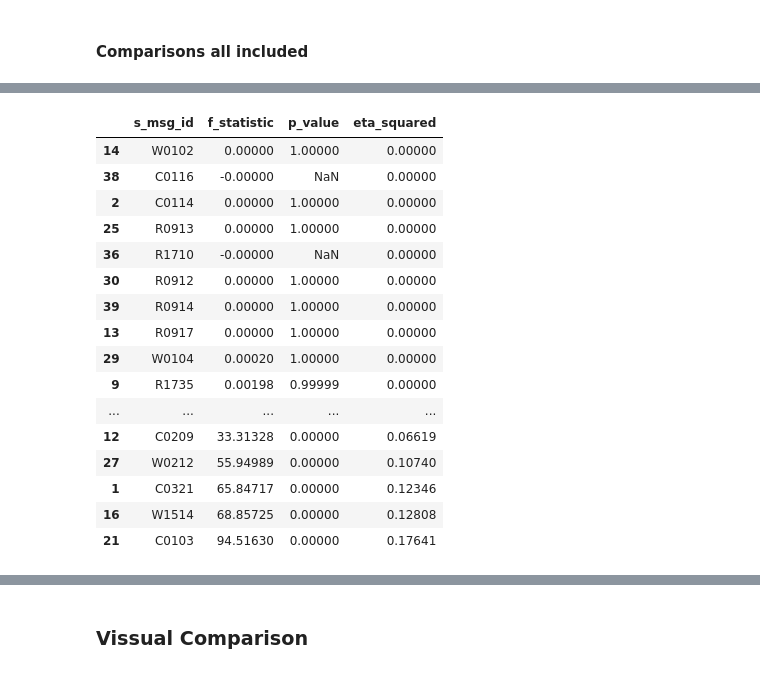
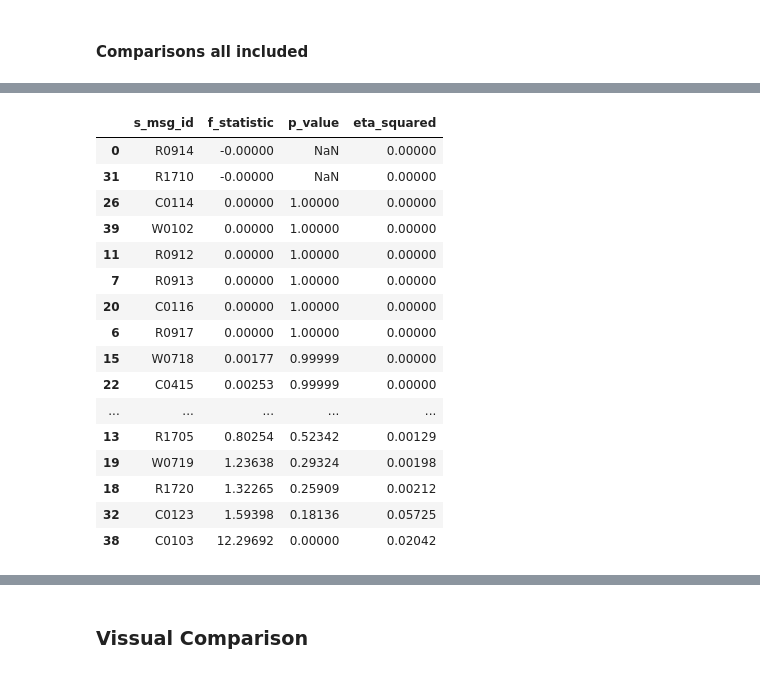
Before and after one commit to WM-SEMERU/CodeSmellExt, a Jupyter notebook: notebooks/experiments/robustness_transformations/06_robustness_analysis.ipynb, the cells around one changed output, grey strips where cells are left out. Drawn from its saved outputs; the diff is of its cells as text; code cells hidden in the pictures.

```diff
--- a/notebooks/experiments/robustness_transformations/06_robustness_analysis.ipynb
+++ b/notebooks/experiments/robustness_transformations/06_robustness_analysis.ipynb
@@ -8,8 +8,8 @@ def default_params():
         'dataset': {
             'path': '/workspaces/CodeSmells/semeru-datasets/code_smells/transformation',
             'transformation_list': ['curated','RenameVariable-1','RenameVariable-2','Add2Equal','SwitchEqualExp','InfixDividing', 'SwitchRelation'],
-            #'excluded_transformations' : ['RenameVariable-1','RenameVariable-2'],
-            'excluded_transformations' : [],
+            'excluded_transformations' : ['RenameVariable-1','RenameVariable-2'],
+            #'excluded_transformations' : [],
             'content_column': 'code',
             'sampling_size': 500,
         },
@@ -341,32 +359,32 @@ Index(['id', 'commit_id', 'repo', 'path', 'file_name', 'fun_name',
 # %%
-psc_column = 'code_smell_psc_relative'
+psc_column = 'code_smell_actual_prob_median'
 filtered_transformations = {k: v for k, v in aggregations.items() if k not in params['dataset']['excluded_transformations']}
 anova_results = perform_anova_tests(psc_column, filtered_transformations)
 
 
 anova_results['f_statistic'] = anova_results['f_statistic'].round(5)
 
 anova_results['p_value'] = anova_results['p_value'].round(5)
 anova_results['eta_squared'] = anova_results['eta_squared'].round(5)
 
 
 anova_results = anova_results.sort_values(by=['f_statistic'], ascending=True)
 anova_results
 # %% [output]
 |  | s_msg_id | f_statistic | p_value | eta_squared |
-| 14 | W0102 | 0.00000 | 1.00000 | 0.00000 |
-| 38 | C0116 | -0.00000 | NaN | 0.00000 |
-| 2 | C0114 | 0.00000 | 1.00000 | 0.00000 |
-| 25 | R0913 | 0.00000 | 1.00000 | 0.00000 |
-| 36 | R1710 | -0.00000 | NaN | 0.00000 |
-| 30 | R0912 | 0.00000 | 1.00000 | 0.00000 |
-| 39 | R0914 | 0.00000 | 1.00000 | 0.00000 |
-| 13 | R0917 | 0.00000 | 1.00000 | 0.00000 |
-| 29 | W0104 | 0.00020 | 1.00000 | 0.00000 |
-| 9 | R1735 | 0.00198 | 0.99999 | 0.00000 |
+| 0 | R0914 | -0.00000 | NaN | 0.00000 |
+| 31 | R1710 | -0.00000 | NaN | 0.00000 |
+| 26 | C0114 | 0.00000 | 1.00000 | 0.00000 |
+| 39 | W0102 | 0.00000 | 1.00000 | 0.00000 |
+| 11 | R0912 | 0.00000 | 1.00000 | 0.00000 |
+| 7 | R0913 | 0.00000 | 1.00000 | 0.00000 |
+| 20 | C0116 | 0.00000 | 1.00000 | 0.00000 |
+| 6 | R0917 | 0.00000 | 1.00000 | 0.00000 |
+| 15 | W0718 | 0.00177 | 0.99999 | 0.00000 |
+| 22 | C0415 | 0.00253 | 0.99999 | 0.00000 |
 | ... | ... | ... | ... | ... |
-| 12 | C0209 | 33.31328 | 0.00000 | 0.06619 |
-| 27 | W0212 | 55.94989 | 0.00000 | 0.10740 |
-| 1 | C0321 | 65.84717 | 0.00000 | 0.12346 |
-| 16 | W1514 | 68.85725 | 0.00000 | 0.12808 |
-| 21 | C0103 | 94.51630 | 0.00000 | 0.17641 |
+| 13 | R1705 | 0.80254 | 0.52342 | 0.00129 |
+| 19 | W0719 | 1.23638 | 0.29324 | 0.00198 |
+| 18 | R1720 | 1.32265 | 0.25909 | 0.00212 |
+| 32 | C0123 | 1.59398 | 0.18136 | 0.05725 |
+| 38 | C0103 | 12.29692 | 0.00000 | 0.02042 |
```
Also changed, not shown: parts of 5 cells of this notebook, 2 other files.
